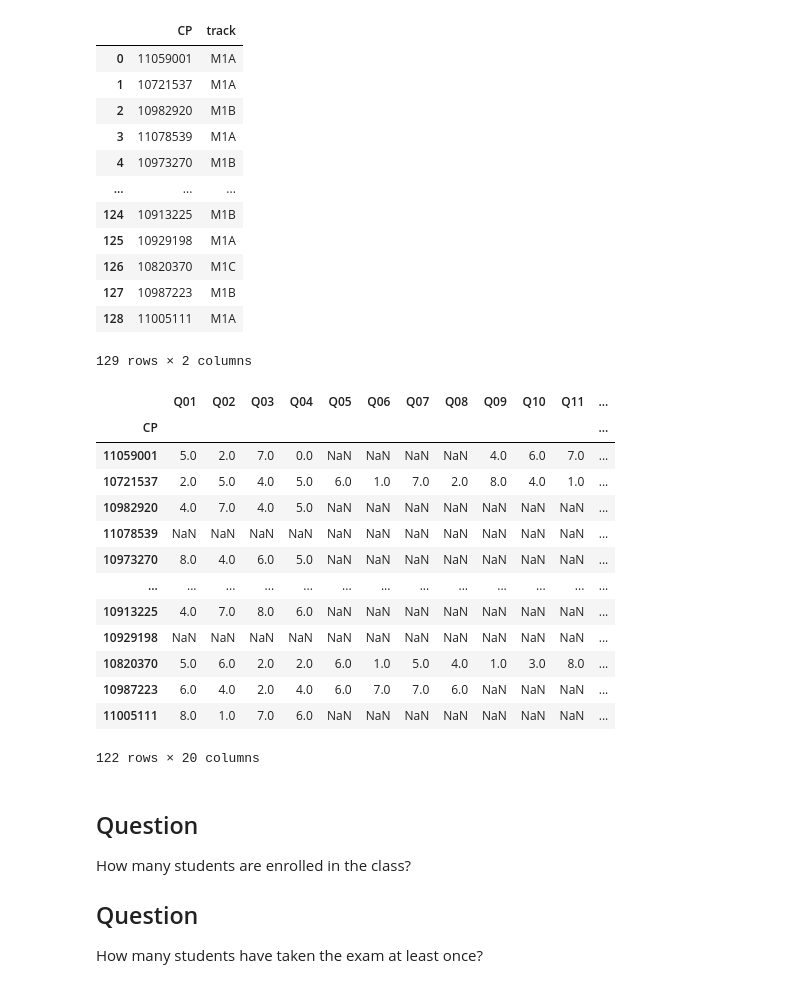
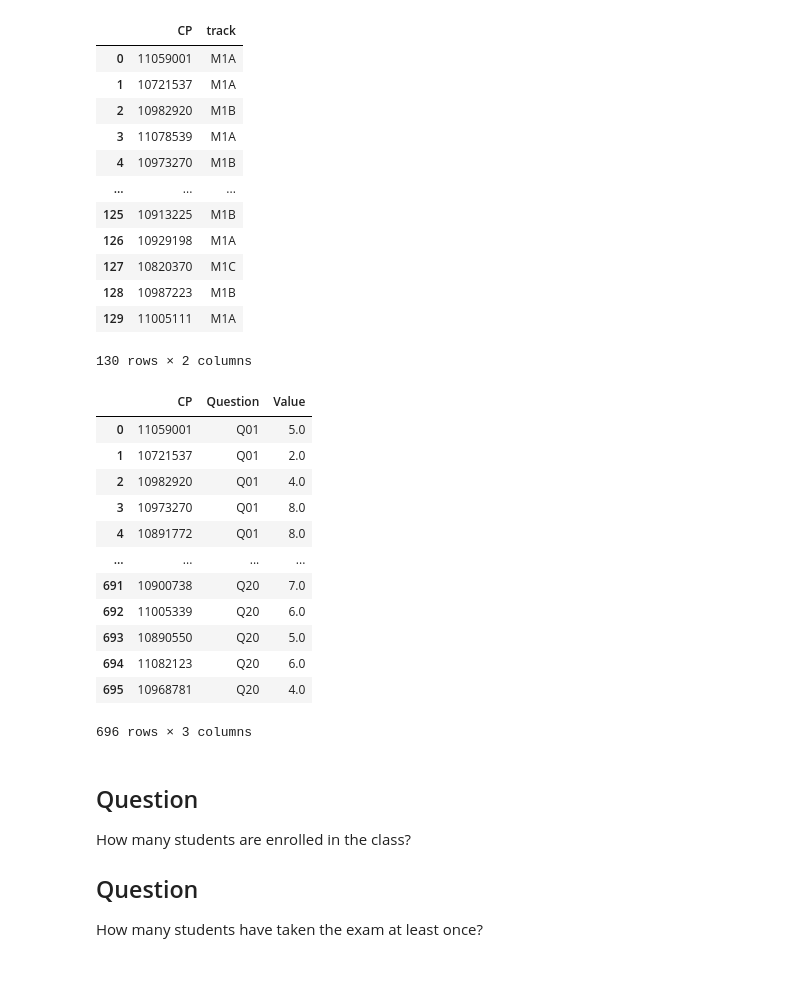
Before and after one commit to cbolk/cs2025-26, a Jupyter notebook: codice/pd.exams.ipynb, the cells around one changed output. Cells and saved outputs as stored; diff of their text form; code cells hidden in the pictures.

```diff
--- a/codice/pd.exams.ipynb
+++ b/codice/pd.exams.ipynb
@@ -54,6 +48,6 @@ NameError: name 'dfo' is not defined
 # %%
 # preview questions information
-ds
+dfs
 # %% [output]
 |  | CP | track |
 | 0 | 11059001 | M1A |
@@ -62,30 +56,29 @@ ds
 | 3 | 11078539 | M1A |
 | 4 | 10973270 | M1B |
 | ... | ... | ... |
-| 124 | 10913225 | M1B |
-| 125 | 10929198 | M1A |
-| 126 | 10820370 | M1C |
-| 127 | 10987223 | M1B |
-| 128 | 11005111 | M1A |
+| 125 | 10913225 | M1B |
+| 126 | 10929198 | M1A |
+| 127 | 10820370 | M1C |
+| 128 | 10987223 | M1B |
+| 129 | 11005111 | M1A |
-129 rows × 2 columns
+130 rows × 2 columns
 # %%
 # preview outcomes information
-dfo
+dfr
 # %% [output]
-|  | Q01 | Q02 | Q03 | Q04 | Q05 | Q06 | Q07 | Q08 | Q09 | Q10 | Q11 | ... |
-| CP |  |  |  |  |  |  |  |  |  |  |  | ... |
-| 11059001 | 5.0 | 2.0 | 7.0 | 0.0 | NaN | NaN | NaN | NaN | 4.0 | 6.0 | 7.0 | ... |
-| 10721537 | 2.0 | 5.0 | 4.0 | 5.0 | 6.0 | 1.0 | 7.0 | 2.0 | 8.0 | 4.0 | 1.0 | ... |
-| 10982920 | 4.0 | 7.0 | 4.0 | 5.0 | NaN | NaN | NaN | NaN | NaN | NaN | NaN | ... |
-| 11078539 | NaN | NaN | NaN | NaN | NaN | NaN | NaN | NaN | NaN | NaN | NaN | ... |
-| 10973270 | 8.0 | 4.0 | 6.0 | 5.0 | NaN | NaN | NaN | NaN | NaN | NaN | NaN | ... |
-| ... | ... | ... | ... | ... | ... | ... | ... | ... | ... | ... | ... | ... |
-| 10913225 | 4.0 | 7.0 | 8.0 | 6.0 | NaN | NaN | NaN | NaN | NaN | NaN | NaN | ... |
-| 10929198 | NaN | NaN | NaN | NaN | NaN | NaN | NaN | NaN | NaN | NaN | NaN | ... |
-| 10820370 | 5.0 | 6.0 | 2.0 | 2.0 | 6.0 | 1.0 | 5.0 | 4.0 | 1.0 | 3.0 | 8.0 | ... |
-| 10987223 | 6.0 | 4.0 | 2.0 | 4.0 | 6.0 | 7.0 | 7.0 | 6.0 | NaN | NaN | NaN | ... |
-| 11005111 | 8.0 | 1.0 | 7.0 | 6.0 | NaN | NaN | NaN | NaN | NaN | NaN | NaN | ... |
+|  | CP | Question | Value |
+| 0 | 11059001 | Q01 | 5.0 |
+| 1 | 10721537 | Q01 | 2.0 |
+| 2 | 10982920 | Q01 | 4.0 |
+| 3 | 10973270 | Q01 | 8.0 |
+| 4 | 10891772 | Q01 | 8.0 |
+| ... | ... | ... | ... |
+| 691 | 10900738 | Q20 | 7.0 |
+| 692 | 11005339 | Q20 | 6.0 |
+| 693 | 10890550 | Q20 | 5.0 |
+| 694 | 11082123 | Q20 | 6.0 |
+| 695 | 10968781 | Q20 | 4.0 |
-122 rows × 20 columns
+696 rows × 3 columns
 # %% [markdown]
 ## Question
 How many students are enrolled in the class?
```
Also changed, not shown: parts of 5 cells of this notebook, 12 other files.
